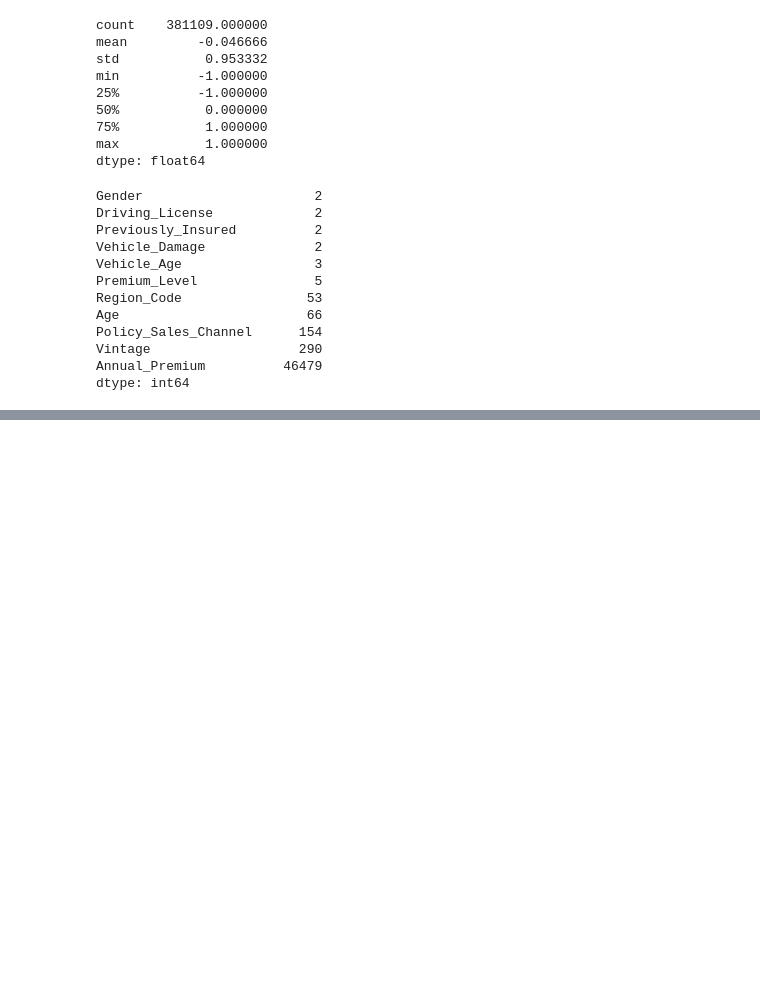
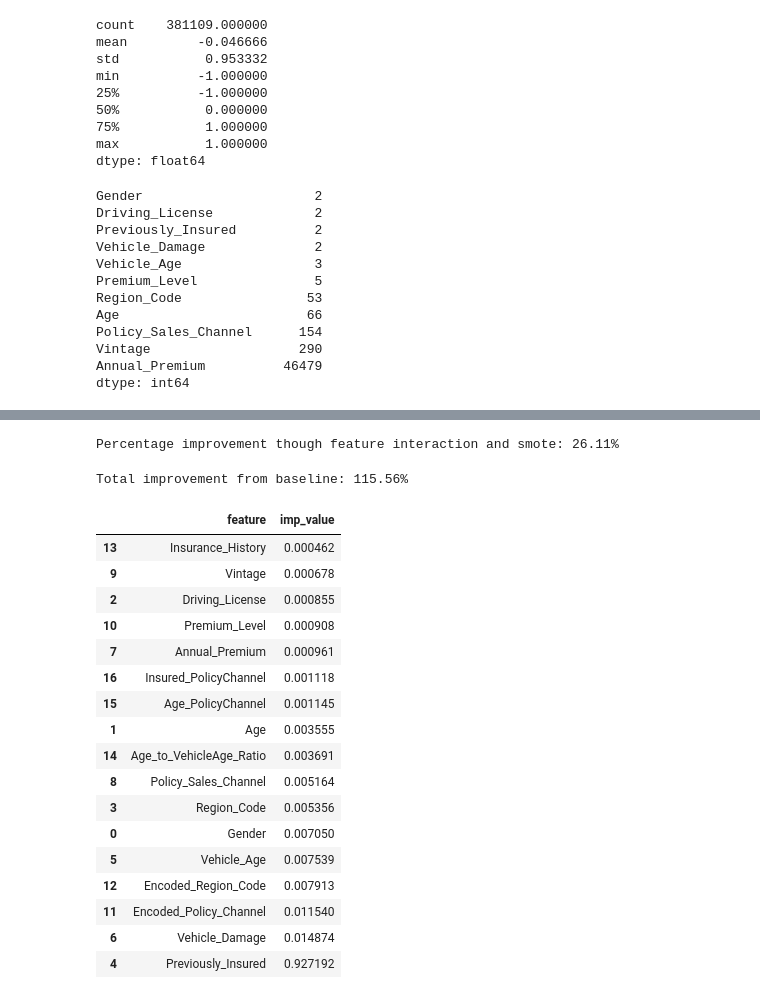
Before and after one commit to shashankgarewal/Health_Insurance_Cross_Sell_Predictor, a Jupyter notebook: notebook/modeling_2025.ipynb, the cells around one changed output, grey strips where cells are left out. Saved outputs shown, nothing was run; the diff lists cells and outputs as text; code cells hidden in the pictures; blank space fills up the shorter version.

Commit message:
[update] improved model with feature interacton and smote

```diff
--- a/notebook/modeling_2025.ipynb
+++ b/notebook/modeling_2025.ipynb
@@ -731,0 +1002,41 @@ ModuleNotFoundError: No module named 'category_encoders'
+# %%
+Ext_Xtrain.drop('Annual_Premium_log', axis=1, inplace=True)
+Ext_Xtest.drop('Annual_Premium_log', axis=1, inplace=True)
+# %%
+from imblearn.over_sampling import SMOTE
+smote = SMOTE(sampling_strategy=0.3)  # Increase minority class
+X_res, y_res = smote.fit_resample(Ext_Xtrain, ytrain)
+# %%
+xgb_grids = {
+    'learning_rate': [0.1, 0.2],
+    'max_depth': [2, 3, 4],
+    'n_estimators': [400, 500],
+    'scale_pos_weight': [3, 4, 6]
+}
+
+xgb_search = GridSearchCV(XGBClassifier(random_state=42, n_jobs=-1),
+             param_grid=xgb_grids, error_score='raise',
+             cv=StratifiedKFold(n_splits=3, shuffle=True, random_state=42),
+             scoring='average_precision', verbose=2, n_jobs=-1
+             )
+
+xgb_search.fit(X_res, y_res)
+xgb_final = xgb_search.best_estimator_
+
+print('xgb default param pc score:',average_precision_score(ytest, xgb_final.predict_proba(Ext_Xtest)[:, 1]))
+print('xgb default param roc score:', roc_auc_score(ytest, xgb_final.predict_proba(Ext_Xtest)[:, 1]))
+
+ytrain_prob = xgb_final.predict_proba(X_res)[:, 1]
+ytest_prob = xgb_final.predict_proba(Ext_Xtest)[:, 1]
+
+precisions, recalls, thresholds = precision_recall_curve(ytest, ytest_prob)
+f1_scores = (2 * precisions * recalls) / (precisions + recalls + 1e-10)
+best_threshold = thresholds[f1_scores.argmax()]
+print(f"Best threshold: {best_threshold:.2f}")
+
+ytrain_pred = (ytrain_prob >= best_threshold).astype(int)
+ytest_pred = (ytest_prob >= best_threshold).astype(int)
+
+
+print('training report: \n', classification_report(y_res, ytrain_pred))
+print('testing report: \n', classification_report(ytest, ytest_pred))
@@ -731,0 +1061,33 @@ ModuleNotFoundError: No module named 'category_encoders'
+# %%
+final_score = average_precision_score(ytest, ytest_prob)
+percentage_improvement = ((final_score - new_score) / new_score) * 100
+print(f'Percentage improvement though feature interaction and smote: {percentage_improvement:.2f}%')
+# %% [output]
+Percentage improvement though feature interaction and smote: 26.11%
+# %%
+percentage_improvement = ((final_score - base_score) / base_score) * 100
+print(f'Total improvement from baseline: {percentage_improvement:.2f}%')
+# %% [output]
+Total improvement from baseline: 115.56%
+# %%
+pd.DataFrame({'feature': xgb_final.feature_names_in_,
+              'imp_value': xgb_final.feature_importances_}).sort_values(by='imp_value')
+# %% [output]
+|  | feature | imp_value |
+| 13 | Insurance_History | 0.000462 |
+| 9 | Vintage | 0.000678 |
+| 2 | Driving_License | 0.000855 |
+| 10 | Premium_Level | 0.000908 |
+| 7 | Annual_Premium | 0.000961 |
+| 16 | Insured_PolicyChannel | 0.001118 |
+| 15 | Age_PolicyChannel | 0.001145 |
+| 1 | Age | 0.003555 |
+| 14 | Age_to_VehicleAge_Ratio | 0.003691 |
+| 8 | Policy_Sales_Channel | 0.005164 |
+| 3 | Region_Code | 0.005356 |
+| 0 | Gender | 0.007050 |
+| 5 | Vehicle_Age | 0.007539 |
+| 12 | Encoded_Region_Code | 0.007913 |
+| 11 | Encoded_Policy_Channel | 0.011540 |
+| 6 | Vehicle_Damage | 0.014874 |
+| 4 | Previously_Insured | 0.927192 |
```
Also changed, not shown: parts of 29 cells of this notebook.
